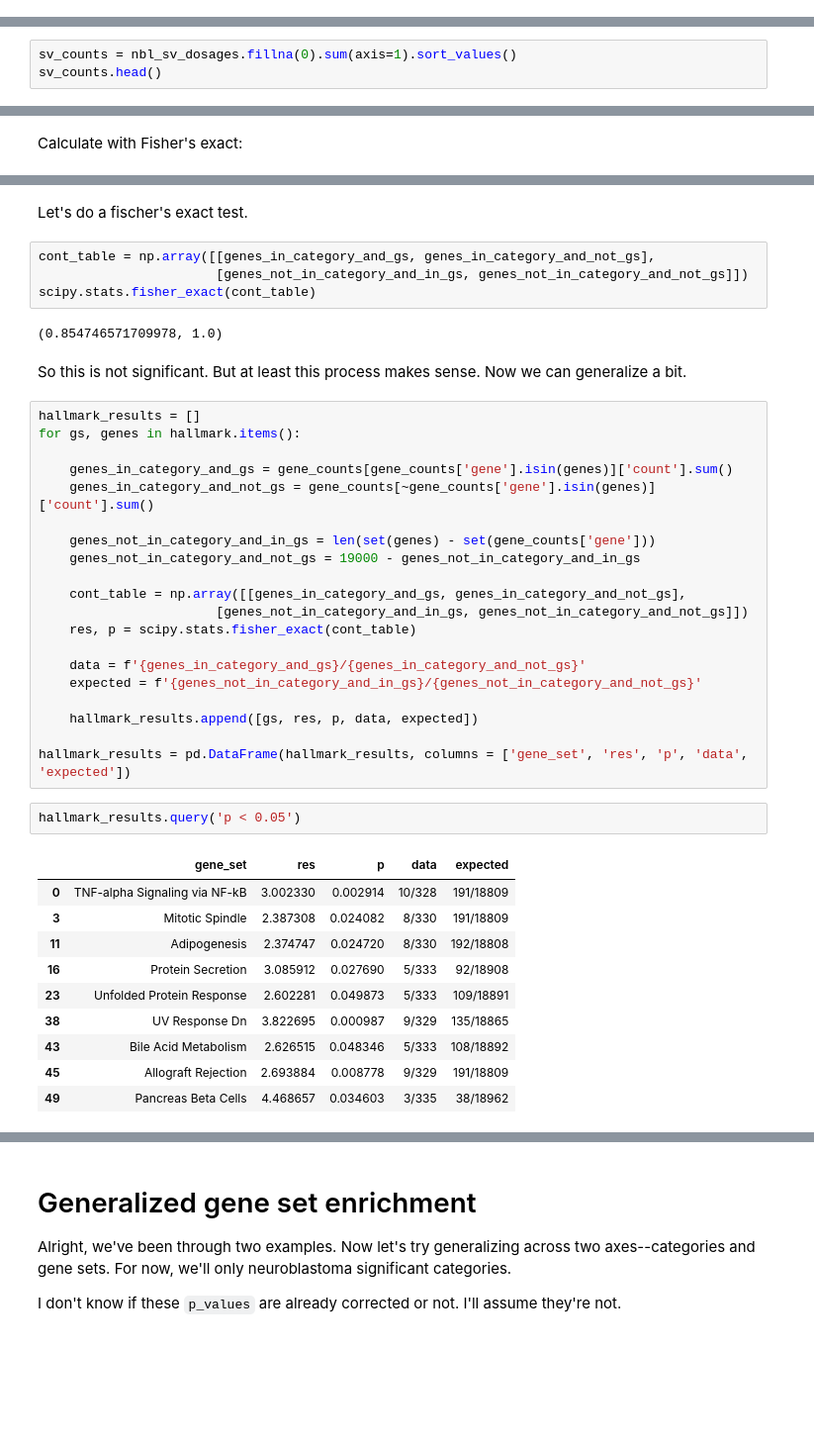
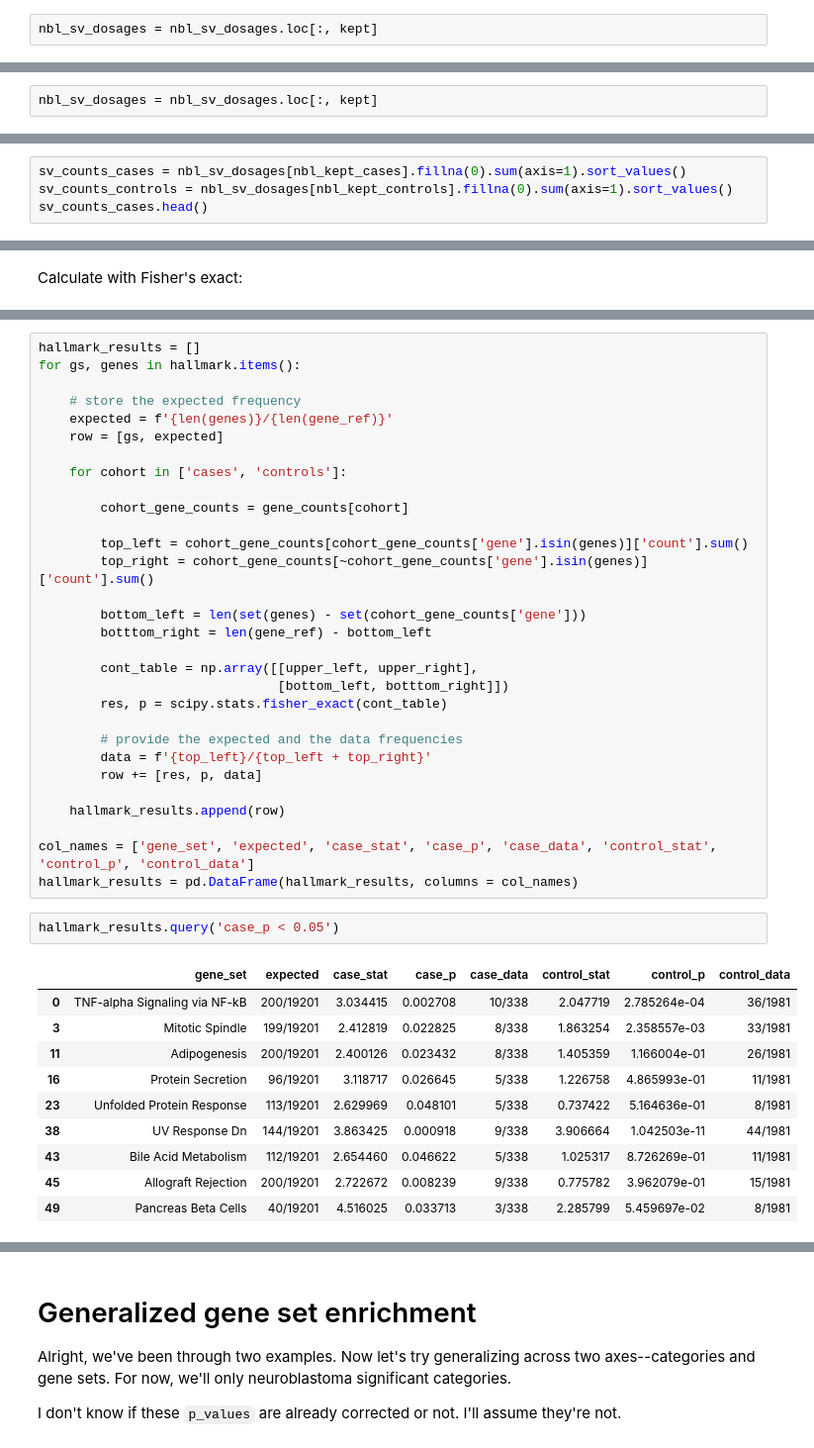
Before and after one commit to vanallenlab/ped_germline_SV, a Jupyter notebook: jett_analysis/pgsvs-cwas-gene-set-enrichment.ipynb, the cells around one changed output, grey strips where cells are left out. Shown: that part at 99% size. Drawn from its saved outputs; the diff is of its cells as text; blank space fills up the shorter version.

```diff
--- a/jett_analysis/pgsvs-cwas-gene-set-enrichment.ipynb
+++ b/jett_analysis/pgsvs-cwas-gene-set-enrichment.ipynb
@@ -242,0 +238,2 @@ Length: 3837, dtype: float64
+# %%
+nbl_sv_dosages = nbl_sv_dosages.loc[:, kept]
@@ -453,3 +477,5 @@ nbl_sv_dosages = nbl_sv_dosages.loc[:, dropped]
+# %%
+nbl_sv_dosages = nbl_sv_dosages.loc[:, kept]
 # %%
 nbl_sv_dosages.shape
 # %% [output]
@@ -457,6 +483,7 @@ nbl_sv_dosages.shape
 # %%
-sv_counts = nbl_sv_dosages.fillna(0).sum(axis=1).sort_values()
-sv_counts.head()
+sv_counts_cases = nbl_sv_dosages[nbl_kept_cases].fillna(0).sum(axis=1).sort_values()
+sv_counts_controls = nbl_sv_dosages[nbl_kept_controls].fillna(0).sum(axis=1).sort_values()
+sv_counts_cases.head()
 # %% [output]
 ID
 PedSV.2.5.2_DEL_chr1_165     0.0
@@ -501,43 +543,43 @@ genes_not_in_category_and_not_gs = 19000 - genes_not_in_category_and_in_gs
-# %% [markdown]
-Let's do a fischer's exact test.
-# %%
-cont_table = np.array([[genes_in_category_and_gs, genes_in_category_and_not_gs],
-                       [genes_not_in_category_and_in_gs, genes_not_in_category_and_not_gs]])
-scipy.stats.fisher_exact(cont_table)
-# %% [output]
-(0.854746571709978, 1.0)
-# %% [markdown]
-So this is not significant. But at least this process makes sense. Now we can generalize a bit.
 # %%
 hallmark_results = []
 for gs, genes in hallmark.items():
 
-    genes_in_category_and_gs = gene_counts[gene_counts['gene'].isin(genes)]['count'].sum()
-    genes_in_category_and_not_gs = gene_counts[~gene_counts['gene'].isin(genes)]['count'].sum()
+    # store the expected frequency
+    expected = f'{len(genes)}/{len(gene_ref)}'
+    row = [gs, expected]
 
-    genes_not_in_category_and_in_gs = len(set(genes) - set(gene_counts['gene']))
-    genes_not_in_category_and_not_gs = 19000 - genes_not_in_category_and_in_gs
+    for cohort in ['cases', 'controls']:
 
-    cont_table = np.array([[genes_in_category_and_gs, genes_in_category_and_not_gs],
-                       [genes_not_in_category_and_in_gs, genes_not_in_category_and_not_gs]])
-    res, p = scipy.stats.fisher_exact(cont_table)
+        cohort_gene_counts = gene_counts[cohort]
 
-    data = f'{genes_in_category_and_gs}/{genes_in_category_and_not_gs}'
-    expected = f'{genes_not_in_category_and_in_gs}/{genes_not_in_category_and_not_gs}'
+        top_left = cohort_gene_counts[cohort_gene_counts['gene'].isin(genes)]['count'].sum()
+        top_right = cohort_gene_counts[~cohort_gene_counts['gene'].isin(genes)]['count'].sum()
 
-    hallmark_results.append([gs, res, p, data, expected])
+        bottom_left = len(set(genes) - set(cohort_gene_counts['gene']))
+        botttom_right = len(gene_ref) - bottom_left
 
-hallmark_results = pd.DataFrame(hallmark_results, columns = ['gene_set', 'res', 'p', 'data', 'expected'])
+        cont_table = np.array([[upper_left, upper_right],
+                               [bottom_left, botttom_right]])
+        res, p = scipy.stats.fisher_exact(cont_table)
+
+        # provide the expected and the data frequencies
+        data = f'{top_left}/{top_left + top_right}'
+        row += [res, p, data]
+
+    hallmark_results.append(row)
+
+col_names = ['gene_set', 'expected', 'case_stat', 'case_p', 'case_data', 'control_stat', 'control_p', 'control_data']
+hallmark_results = pd.DataFrame(hallmark_results, columns = col_names)
 # %%
-hallmark_results.query('p < 0.05')
+hallmark_results.query('case_p < 0.05')
 # %% [output]
-|  | gene_set | res | p | data | expected |
-| 0 | TNF-alpha Signaling via NF-kB | 3.002330 | 0.002914 | 10/328 | 191/18809 |
-| 3 | Mitotic Spindle | 2.387308 | 0.024082 | 8/330 | 191/18809 |
-| 11 | Adipogenesis | 2.374747 | 0.024720 | 8/330 | 192/18808 |
-| 16 | Protein Secretion | 3.085912 | 0.027690 | 5/333 | 92/18908 |
-| 23 | Unfolded Protein Response | 2.602281 | 0.049873 | 5/333 | 109/18891 |
-| 38 | UV Response Dn | 3.822695 | 0.000987 | 9/329 | 135/18865 |
-| 43 | Bile Acid Metabolism | 2.626515 | 0.048346 | 5/333 | 108/18892 |
-| 45 | Allograft Rejection | 2.693884 | 0.008778 | 9/329 | 191/18809 |
-| 49 | Pancreas Beta Cells | 4.468657 | 0.034603 | 3/335 | 38/18962 |
+|  | gene_set | expected | case_stat | case_p | case_data | control_stat | control_p | control_data |
+| 0 | TNF-alpha Signaling via NF-kB | 200/19201 | 3.034415 | 0.002708 | 10/338 | 2.047719 | 2.785264e-04 | 36/1981 |
+| 3 | Mitotic Spindle | 199/19201 | 2.412819 | 0.022825 | 8/338 | 1.863254 | 2.358557e-03 | 33/1981 |
+| 11 | Adipogenesis | 200/19201 | 2.400126 | 0.023432 | 8/338 | 1.405359 | 1.166004e-01 | 26/1981 |
+| 16 | Protein Secretion | 96/19201 | 3.118717 | 0.026645 | 5/338 | 1.226758 | 4.865993e-01 | 11/1981 |
+| 23 | Unfolded Protein Response | 113/19201 | 2.629969 | 0.048101 | 5/338 | 0.737422 | 5.164636e-01 | 8/1981 |
+| 38 | UV Response Dn | 144/19201 | 3.863425 | 0.000918 | 9/338 | 3.906664 | 1.042503e-11 | 44/1981 |
+| 43 | Bile Acid Metabolism | 112/19201 | 2.654460 | 0.046622 | 5/338 | 1.025317 | 8.726269e-01 | 11/1981 |
+| 45 | Allograft Rejection | 200/19201 | 2.722672 | 0.008239 | 9/338 | 0.775782 | 3.962079e-01 | 15/1981 |
+| 49 | Pancreas Beta Cells | 40/19201 | 4.516025 | 0.033713 | 3/338 | 2.285799 | 5.459697e-02 | 8/1981 |
```
Also changed, not shown: parts of 57 cells of this notebook, 4 other files.
